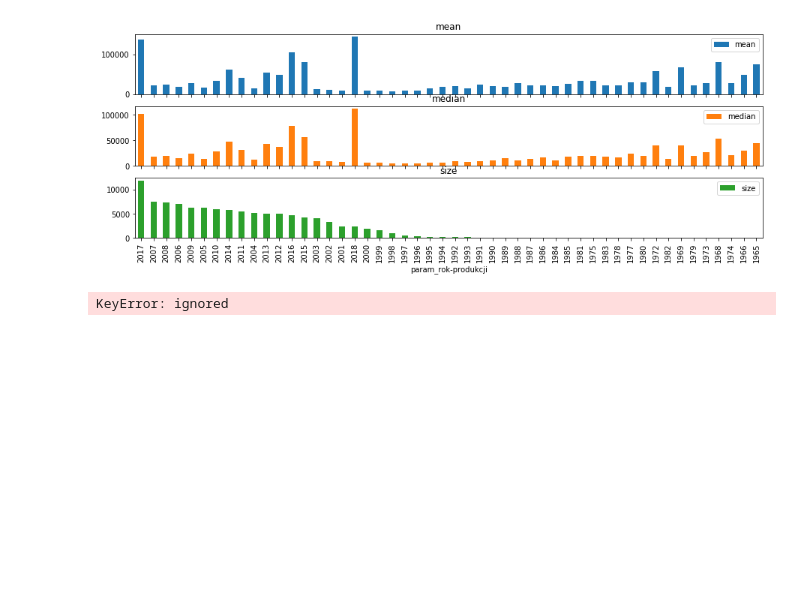
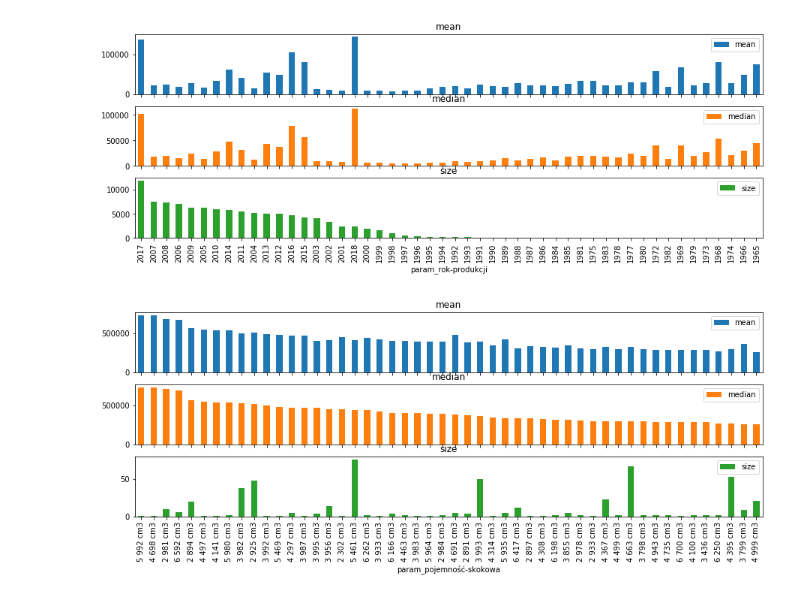
Before and after one commit to koszmar842/dw_matrix_car, a Jupyter notebook: day2_visualisation.ipynb, the cells around one changed output. Cells and saved outputs as stored; diff of their text form; code cells hidden in the pictures; blank space fills up the shorter version.

Commit message:
add visualisation

```diff
--- a/day2_visualisation.ipynb
+++ b/day2_visualisation.ipynb
@@ -91,6 +91,6 @@ def group_and_barplot(feat_groupby, feat_agg='price_value', agg_funcs=[np.mean,
 # %% [output]
 [figure]
 # %%
-  group_and_barplot('param_pojemność-skokowa', feat_sort='max');
+  group_and_barplot('param_pojemność-skokowa', feat_sort='median');
 # %% [output]
-KeyError: ignored
+[figure, added]
```
